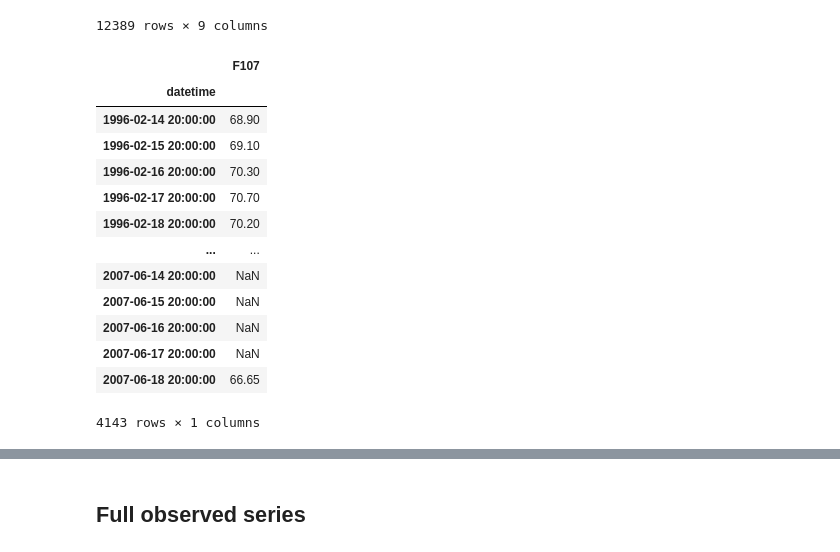
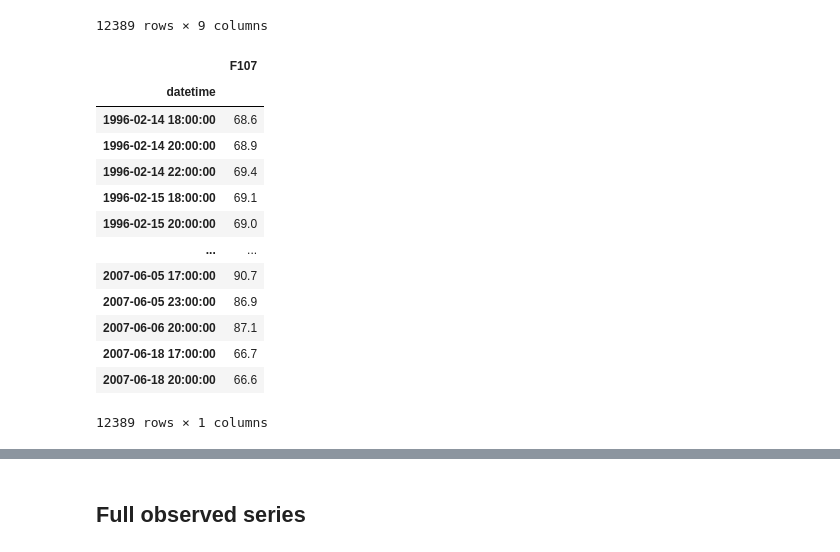
Before and after one commit to smithara/scratchpad, a Jupyter notebook: OMNI-and-RTSW/access-f107.ipynb, the cells around one changed output, grey strips where cells are left out. Cells and saved outputs as stored; diff of their text form; code cells hidden in the pictures.

```diff
--- a/OMNI-and-RTSW/access-f107.ipynb
+++ b/OMNI-and-RTSW/access-f107.ipynb
@@ -181,33 +183,33 @@ def nanmedian(series):
 # %%
-# Construct clean dataframe with just *daily* F10.7, calculated by averaging the ~3 daily measurements
+# Construct simple series with just F10.7
 df2 = df_1996_2007["Observed"].rename("F107").to_frame()
 df2["datetime"] = pd.to_datetime(
     dict(
         year=df_1996_2007["Year"],
         month=df_1996_2007["Month"],
         day=df_1996_2007["Day"],
         # Parse UT as HHMM format (e.g., 1700 for 17:00)
         hour=df_1996_2007["UT"].astype(str).str.zfill(4).str[:2].astype(int),
         minute=df_1996_2007["UT"].astype(str).str.zfill(4).str[2:].astype(int),
     )
 )
 df2 = df2.set_index("datetime")
 # Compute daily median F10.7
-df2 = df2.resample("1D").agg(nanmedian)
-df2.index = df2.index.map(lambda x: x.replace(hour=20))
+# df2 = df2.resample("1D").agg(nanmedian)
+# df2.index = df2.index.map(lambda x: x.replace(hour=20))
 df2
 # %% [output]
 |  | F107 |
 | datetime |  |
-| 1996-02-14 20:00:00 | 68.90 |
-| 1996-02-15 20:00:00 | 69.10 |
-| 1996-02-16 20:00:00 | 70.30 |
-| 1996-02-17 20:00:00 | 70.70 |
-| 1996-02-18 20:00:00 | 70.20 |
+| 1996-02-14 18:00:00 | 68.6 |
+| 1996-02-14 20:00:00 | 68.9 |
+| 1996-02-14 22:00:00 | 69.4 |
+| 1996-02-15 18:00:00 | 69.1 |
+| 1996-02-15 20:00:00 | 69.0 |
 | ... | ... |
-| 2007-06-14 20:00:00 | NaN |
-| 2007-06-15 20:00:00 | NaN |
-| 2007-06-16 20:00:00 | NaN |
-| 2007-06-17 20:00:00 | NaN |
-| 2007-06-18 20:00:00 | 66.65 |
+| 2007-06-05 17:00:00 | 90.7 |
+| 2007-06-05 23:00:00 | 86.9 |
+| 2007-06-06 20:00:00 | 87.1 |
+| 2007-06-18 17:00:00 | 66.7 |
+| 2007-06-18 20:00:00 | 66.6 |
-4143 rows × 1 columns
+12389 rows × 1 columns
```
Also changed, not shown: parts of 46 cells of this notebook.
